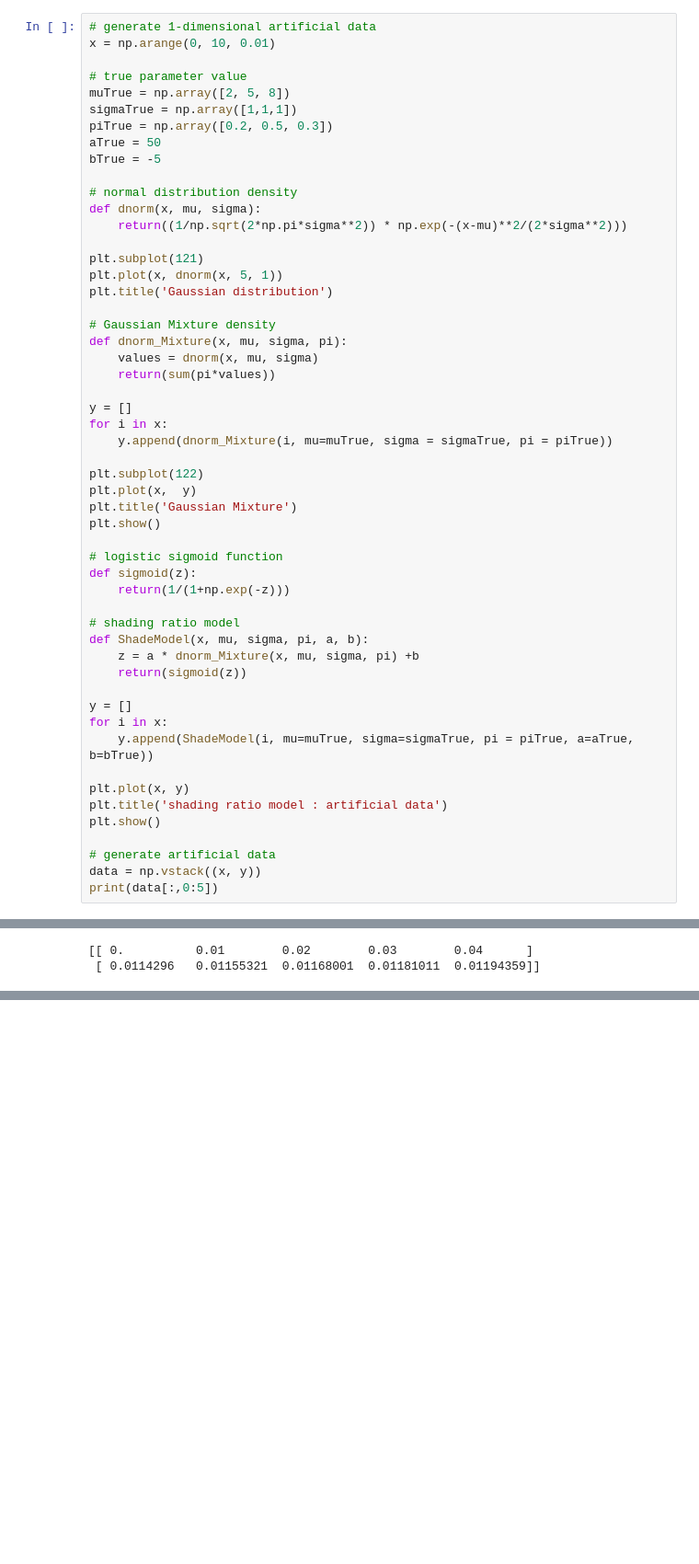
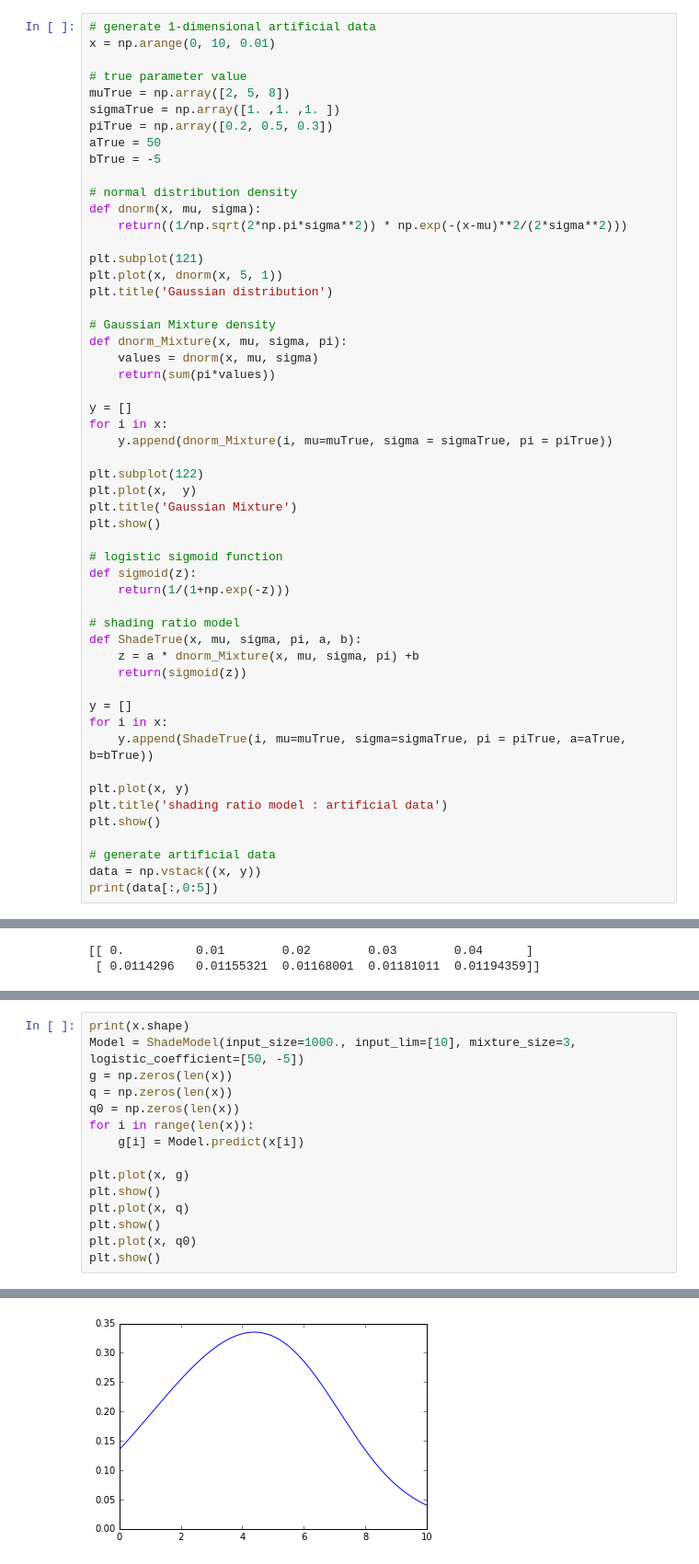
Before and after one commit to daigo0927/pyworks, a Jupyter notebook: ShadingRatioModeling/ShadeModeling.ipynb, the cells around one changed output, grey strips where cells are left out. Shown at 92% size. Drawn from its saved outputs; the diff is of its cells as text; blank space fills up the shorter version.

```diff
--- a/ShadingRatioModeling/ShadeModeling.ipynb
+++ b/ShadingRatioModeling/ShadeModeling.ipynb
@@ -30,7 +35,7 @@ x = np.arange(0, 10, 0.01)
 
 # true parameter value
 muTrue = np.array([2, 5, 8])
-sigmaTrue = np.array([1,1,1])
+sigmaTrue = np.array([1. ,1. ,1. ])
 piTrue = np.array([0.2, 0.5, 0.3])
 aTrue = 50
 bTrue = -5
@@ -62,13 +67,13 @@ def sigmoid(z):
     return(1/(1+np.exp(-z)))
 
 # shading ratio model
-def ShadeModel(x, mu, sigma, pi, a, b):
+def ShadeTrue(x, mu, sigma, pi, a, b):
     z = a * dnorm_Mixture(x, mu, sigma, pi) +b
     return(sigmoid(z))
 
 y = []
 for i in x:
-    y.append(ShadeModel(i, mu=muTrue, sigma=sigmaTrue, pi = piTrue, a=aTrue, b=bTrue))
+    y.append(ShadeTrue(i, mu=muTrue, sigma=sigmaTrue, pi = piTrue, a=aTrue, b=bTrue))
 
 plt.plot(x, y)
 plt.title('shading ratio model : artificial data')
@@ -106,0 +164,16 @@ def GradientDescent(parameter, LearningRate, gradient):
+# %%
+print(x.shape)
+Model = ShadeModel(input_size=1000., input_lim=[10], mixture_size=3, logistic_coefficient=[50, -5])
+g = np.zeros(len(x))
+q = np.zeros(len(x))
+q0 = np.zeros(len(x))
+for i in range(len(x)):
+    g[i] = Model.predict(x[i])
+
+plt.plot(x, g)
+plt.show()
+plt.plot(x, q)
+plt.show()
+plt.plot(x, q0)
+plt.show()
+# %% [output]
@@ -106,0 +181 @@ def GradientDescent(parameter, LearningRate, gradient):
+[figure, added]
```
Also changed, not shown: parts of 14 cells of this notebook.
